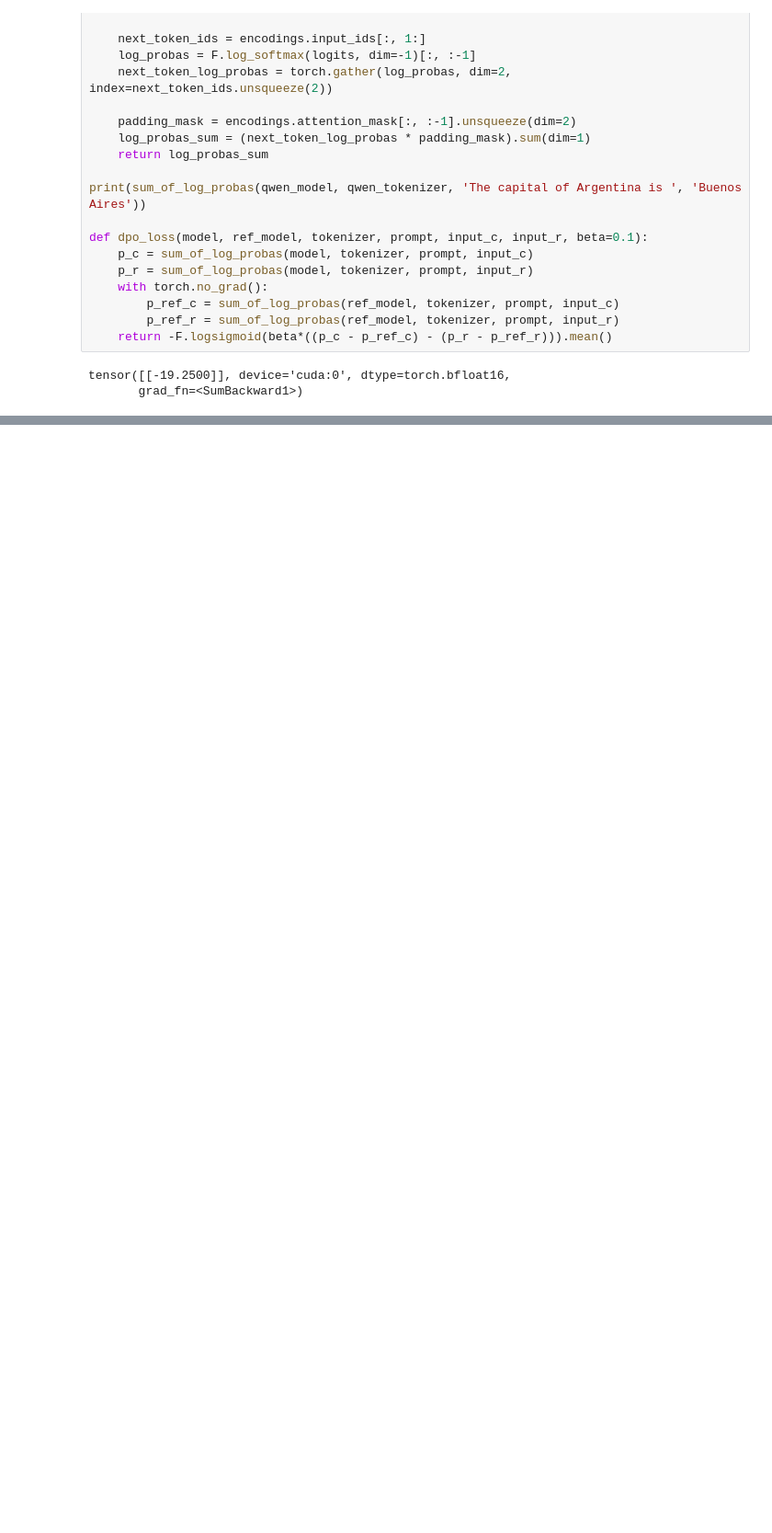
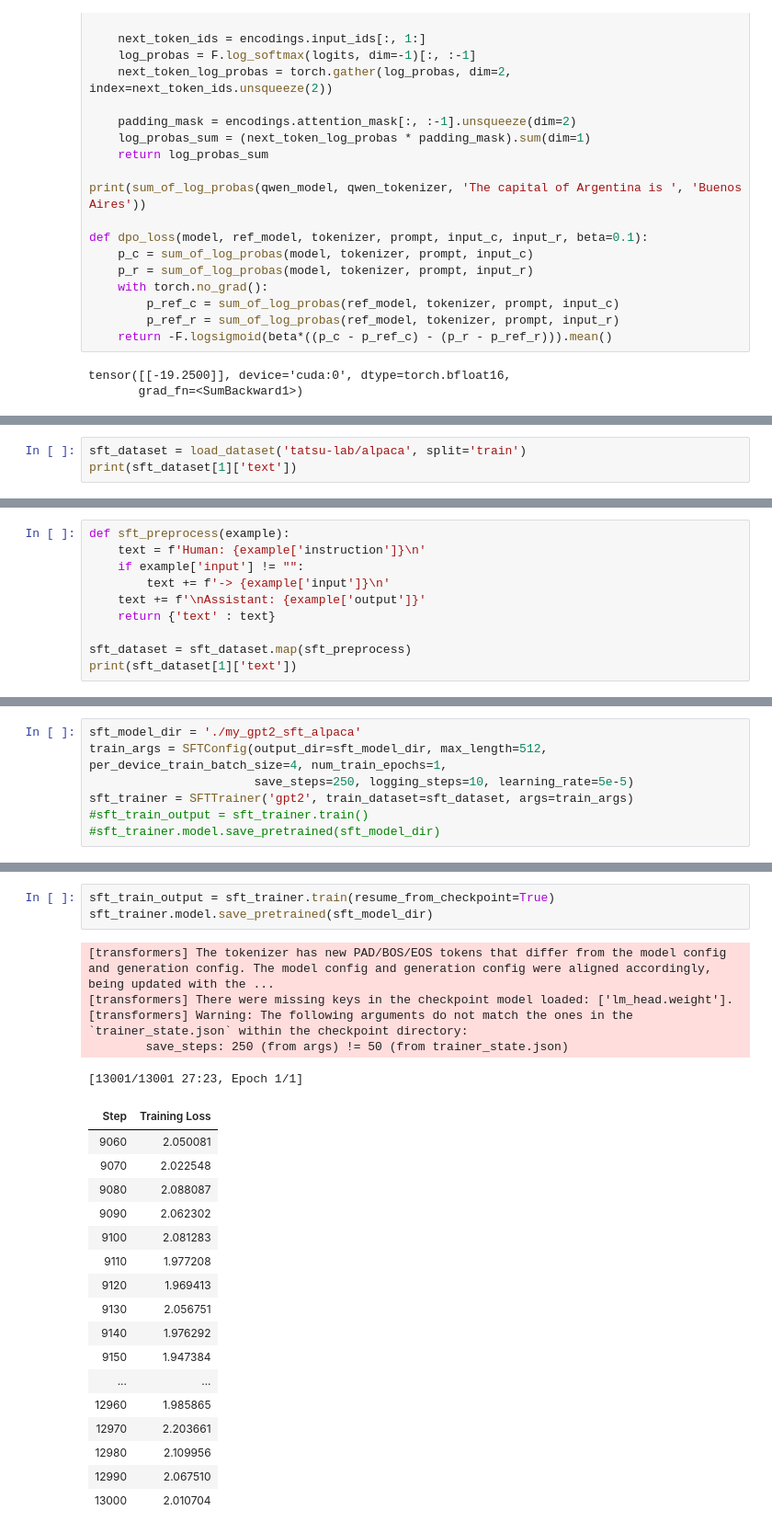
Before and after one commit to DamtanX/My_PyTorch_Scikit-learn_studies, a Jupyter notebook: ch15/ch15.ipynb, the cells around one changed output, grey strips where cells are left out. Shown at 92% size. Cells and saved outputs as stored; diff of their text form; blank space fills up the shorter version.

```diff
--- a/ch15/ch15.ipynb
+++ b/ch15/ch15.ipynb
@@ -479,0 +482,3 @@ tensor([[-19.2500]], device='cuda:0', dtype=torch.bfloat16,
+# %%
+sft_dataset = load_dataset('tatsu-lab/alpaca', split='train')
+print(sft_dataset[1]['text'])
@@ -479,0 +493,10 @@ tensor([[-19.2500]], device='cuda:0', dtype=torch.bfloat16,
+# %%
+def sft_preprocess(example):
+    text = f'Human: {example['instruction']}\n'
+    if example['input'] != "":
+        text += f'-> {example['input']}\n'
+    text += f'\nAssistant: {example['output']}'
+    return {'text' : text}
+
+sft_dataset = sft_dataset.map(sft_preprocess)
+print(sft_dataset[1]['text'])
@@ -479,0 +507,7 @@ tensor([[-19.2500]], device='cuda:0', dtype=torch.bfloat16,
+# %%
+sft_model_dir = './my_gpt2_sft_alpaca'
+train_args = SFTConfig(output_dir=sft_model_dir, max_length=512, per_device_train_batch_size=4, num_train_epochs=1,
+                       save_steps=250, logging_steps=10, learning_rate=5e-5)
+sft_trainer = SFTTrainer('gpt2', train_dataset=sft_dataset, args=train_args)
+#sft_train_output = sft_trainer.train()
+#sft_trainer.model.save_pretrained(sft_model_dir)
@@ -479,0 +519,26 @@ tensor([[-19.2500]], device='cuda:0', dtype=torch.bfloat16,
+# %%
+sft_train_output = sft_trainer.train(resume_from_checkpoint=True)
+sft_trainer.model.save_pretrained(sft_model_dir)
+# %% [output]
+[transformers] The tokenizer has new PAD/BOS/EOS tokens that differ from the model config and generation config. The model config and generation config were aligned accordingly, being updated with the ...
+[transformers] There were missing keys in the checkpoint model loaded: ['lm_head.weight'].
+[transformers] Warning: The following arguments do not match the ones in the `trainer_state.json` within the checkpoint directory:
+        save_steps: 250 (from args) != 50 (from trainer_state.json)
+[13001/13001 27:23, Epoch 1/1]
+| Step | Training Loss |
+| 9060 | 2.050081 |
+| 9070 | 2.022548 |
+| 9080 | 2.088087 |
+| 9090 | 2.062302 |
+| 9100 | 2.081283 |
+| 9110 | 1.977208 |
+| 9120 | 1.969413 |
+| 9130 | 2.056751 |
+| 9140 | 1.976292 |
+| 9150 | 1.947384 |
+| ... | ... |
+| 12960 | 1.985865 |
+| 12970 | 2.203661 |
+| 12980 | 2.109956 |
+| 12990 | 2.067510 |
+| 13000 | 2.010704 |
```
Also changed, not shown: parts of 13 cells of this notebook, 33 other files.
